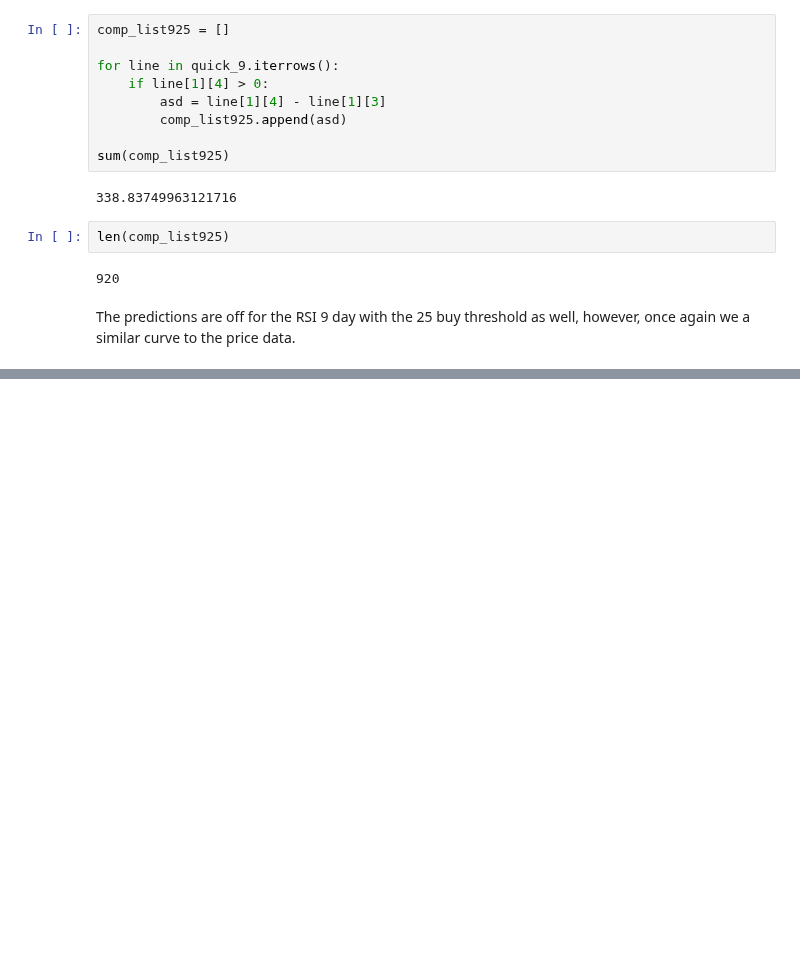
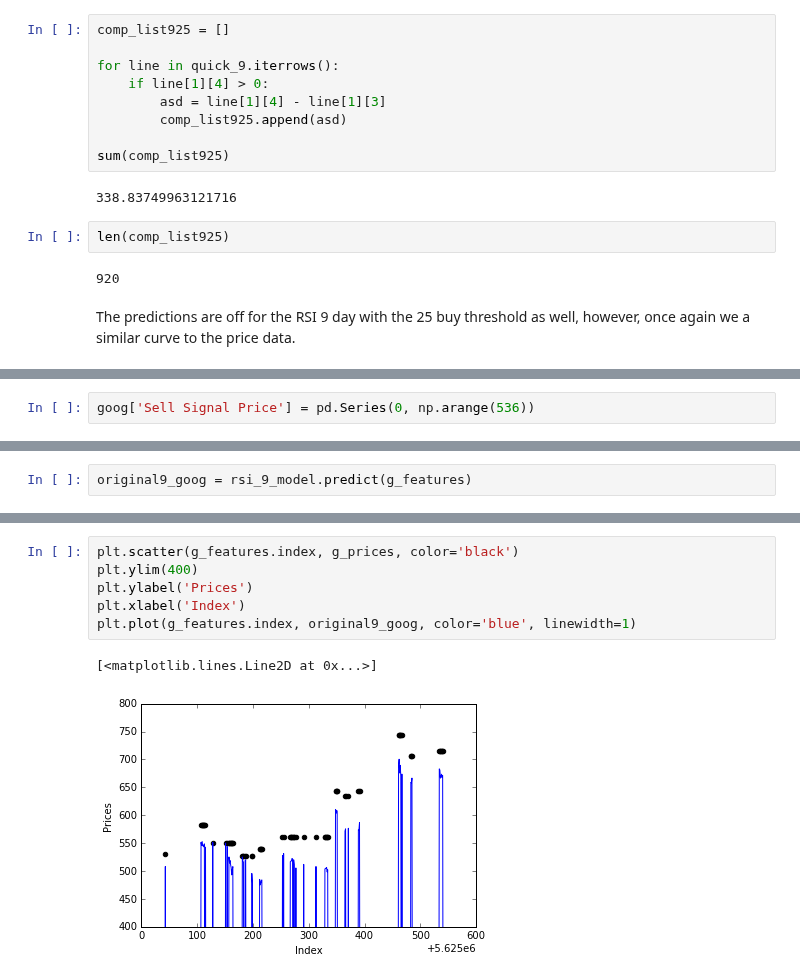
Before and after one commit to theofanislekkas/mlnd, a Jupyter notebook: rsi/RSI Reboot-Copy1.ipynb, the cells around one changed output, grey strips where cells are left out. Cells and saved outputs as stored; diff of their text form; blank space fills up the shorter version.

```diff
--- a/rsi/RSI Reboot-Copy1.ipynb
+++ b/rsi/RSI Reboot-Copy1.ipynb
@@ -899,0 +939,2 @@ The predictions are off for the RSI 9 day with the 25 buy threshold as well, how
+# %%
+goog['Sell Signal Price'] = pd.Series(0, np.arange(536))
@@ -899,0 +987,2 @@ The predictions are off for the RSI 9 day with the 25 buy threshold as well, how
+# %%
+original9_goog = rsi_9_model.predict(g_features)
@@ -899,0 +998,9 @@ The predictions are off for the RSI 9 day with the 25 buy threshold as well, how
+# %%
+plt.scatter(g_features.index, g_prices, color='black')
+plt.ylim(400)
+plt.ylabel('Prices')
+plt.xlabel('Index')
+plt.plot(g_features.index, original9_goog, color='blue', linewidth=1)
+# %% [output]
+[<matplotlib.lines.Line2D at 0x...>]
+[figure, added]
```
Also changed, not shown: parts of 20 cells of this notebook.
